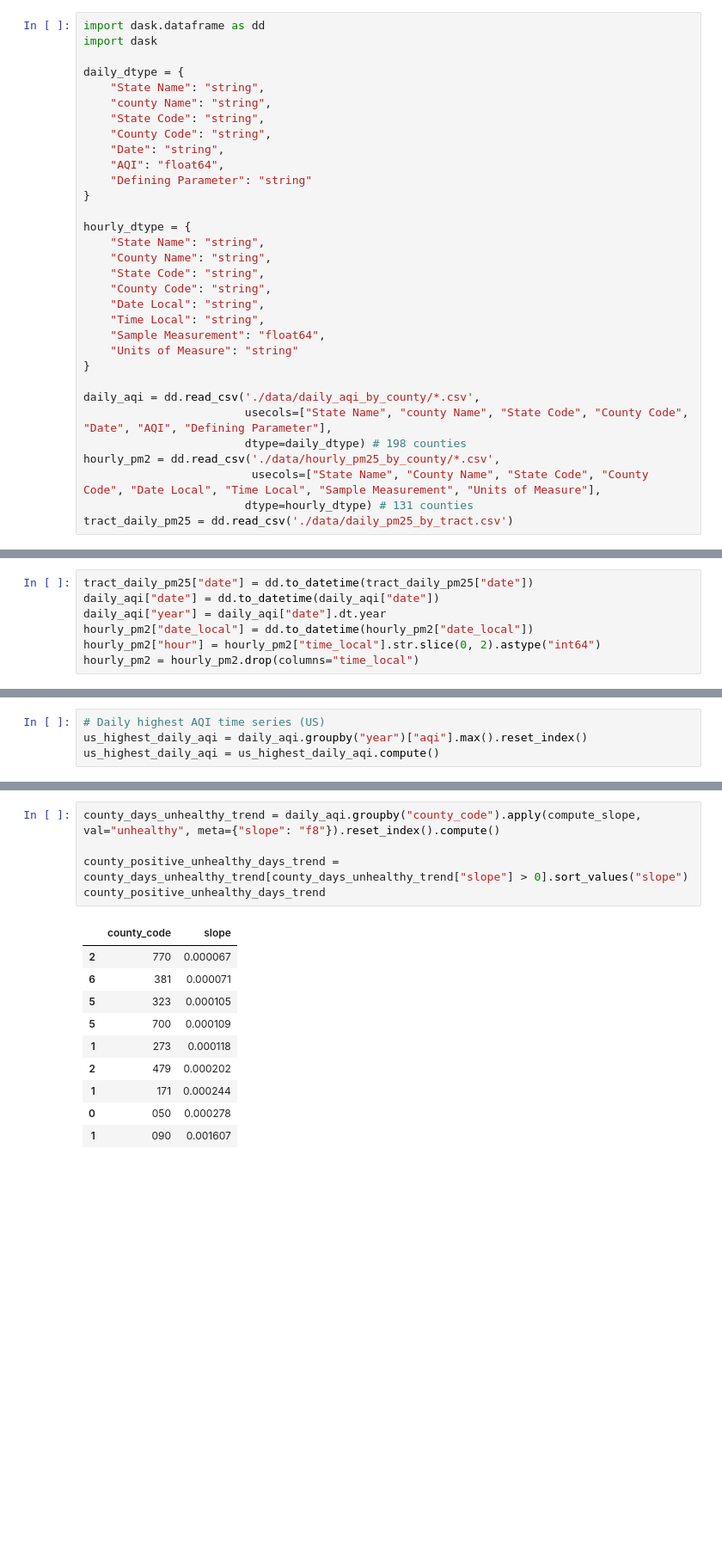
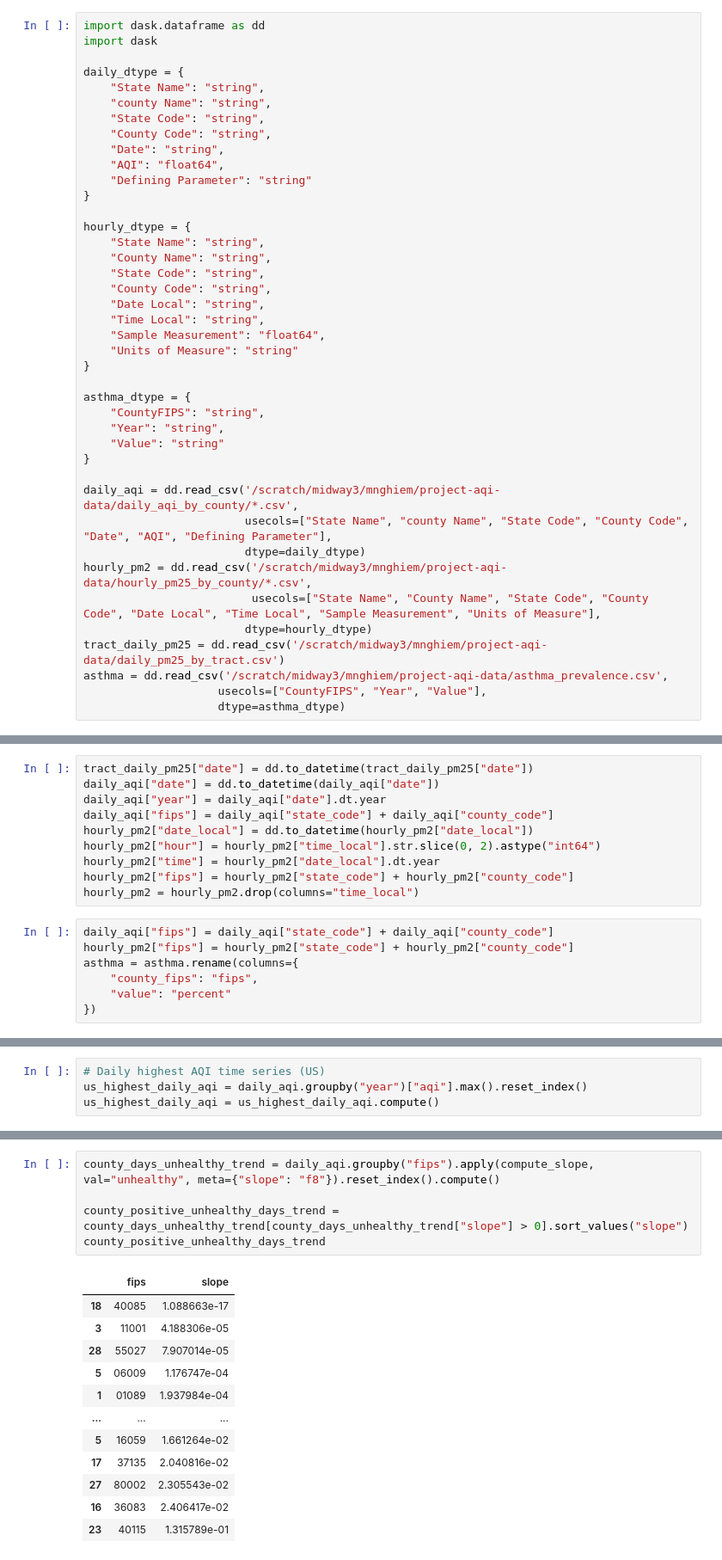
Before and after one commit to mngh037/project-aqi, a Jupyter notebook: analysis.ipynb, the cells around one changed output, grey strips where cells are left out. Shown: that part at 86% size. Cells and saved outputs as stored; diff of their text form; blank space fills up the shorter version.

```diff
--- a/analysis.ipynb
+++ b/analysis.ipynb
@@ -50,10 +46,19 @@ hourly_dtype = {
     "Units of Measure": "string"
 }
 
-daily_aqi = dd.read_csv('./data/daily_aqi_by_county/*.csv',
+asthma_dtype = {
+    "CountyFIPS": "string",
+    "Year": "string",
+    "Value": "string"
+}
+
+daily_aqi = dd.read_csv('/scratch/midway3/mnghiem/project-aqi-data/daily_aqi_by_county/*.csv',
                         usecols=["State Name", "county Name", "State Code", "County Code", "Date", "AQI", "Defining Parameter"],
-                        dtype=daily_dtype) # 198 counties
-hourly_pm2 = dd.read_csv('./data/hourly_pm25_by_county/*.csv',
+                        dtype=daily_dtype)
+hourly_pm2 = dd.read_csv('/scratch/midway3/mnghiem/project-aqi-data/hourly_pm25_by_county/*.csv',
                          usecols=["State Name", "County Name", "State Code", "County Code", "Date Local", "Time Local", "Sample Measurement", "Units of Measure"],
-                        dtype=hourly_dtype) # 131 counties
-tract_daily_pm25 = dd.read_csv('./data/daily_pm25_by_tract.csv')
+                        dtype=hourly_dtype)
+tract_daily_pm25 = dd.read_csv('/scratch/midway3/mnghiem/project-aqi-data/daily_pm25_by_tract.csv')
+asthma = dd.read_csv('/scratch/midway3/mnghiem/project-aqi-data/asthma_prevalence.csv',
+                    usecols=["CountyFIPS", "Year", "Value"],
+                    dtype=asthma_dtype)
@@ -73,7 +88,17 @@ daily_aqi.columns = [to_snake_case(col) for col in daily_aqi.columns]
 tract_daily_pm25["date"] = dd.to_datetime(tract_daily_pm25["date"])
 daily_aqi["date"] = dd.to_datetime(daily_aqi["date"])
 daily_aqi["year"] = daily_aqi["date"].dt.year
+daily_aqi["fips"] = daily_aqi["state_code"] + daily_aqi["county_code"]
 hourly_pm2["date_local"] = dd.to_datetime(hourly_pm2["date_local"])
 hourly_pm2["hour"] = hourly_pm2["time_local"].str.slice(0, 2).astype("int64")
+hourly_pm2["time"] = hourly_pm2["date_local"].dt.year
+hourly_pm2["fips"] = hourly_pm2["state_code"] + hourly_pm2["county_code"]
 hourly_pm2 = hourly_pm2.drop(columns="time_local")
+# %%
+daily_aqi["fips"] = daily_aqi["state_code"] + daily_aqi["county_code"]
+hourly_pm2["fips"] = hourly_pm2["state_code"] + hourly_pm2["county_code"]
+asthma = asthma.rename(columns={
+    "county_fips": "fips",
+    "value": "percent"
+})
 # %%
@@ -385,16 +358,18 @@ us_days_unhealthy.compute()
 # %%
-county_days_unhealthy_trend = daily_aqi.groupby("county_code").apply(compute_slope, val="unhealthy", meta={"slope": "f8"}).reset_index().compute()
+county_days_unhealthy_trend = daily_aqi.groupby("fips").apply(compute_slope, val="unhealthy", meta={"slope": "f8"}).reset_index().compute()
 
 county_positive_unhealthy_days_trend = county_days_unhealthy_trend[county_days_unhealthy_trend["slope"] > 0].sort_values("slope")
 county_positive_unhealthy_days_trend
 # %% [output]
-|  | county_code | slope |
-| 2 | 770 | 0.000067 |
-| 6 | 381 | 0.000071 |
-| 5 | 323 | 0.000105 |
-| 5 | 700 | 0.000109 |
-| 1 | 273 | 0.000118 |
-| 2 | 479 | 0.000202 |
-| 1 | 171 | 0.000244 |
-| 0 | 050 | 0.000278 |
-| 1 | 090 | 0.001607 |
+|  | fips | slope |
+| 18 | 40085 | 1.088663e-17 |
+| 3 | 11001 | 4.188306e-05 |
+| 28 | 55027 | 7.907014e-05 |
+| 5 | 06009 | 1.176747e-04 |
+| 1 | 01089 | 1.937984e-04 |
+| ... | ... | ... |
+| 5 | 16059 | 1.661264e-02 |
+| 17 | 37135 | 2.040816e-02 |
+| 27 | 80002 | 2.305543e-02 |
+| 16 | 36083 | 2.406417e-02 |
+| 23 | 40115 | 1.315789e-01 |
```
Also changed, not shown: parts of 38 cells of this notebook.
